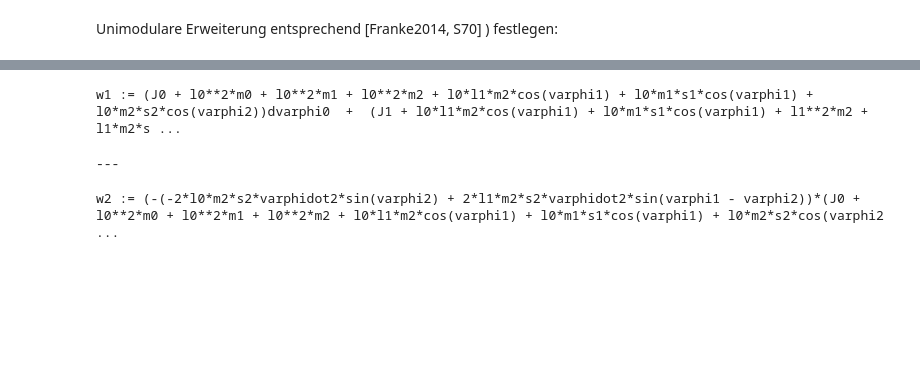
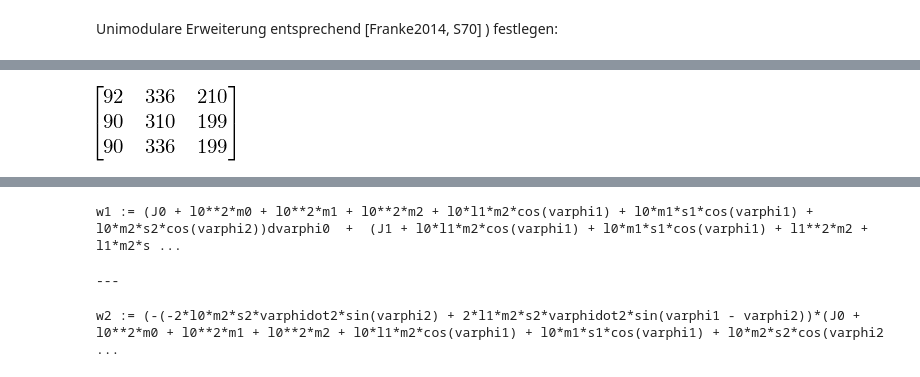
Before and after one commit to cknoll/beispiele, a Jupyter notebook: relevant/einachsiges_fz_unimod_ergaenzung_und_notwendige_integrabilitaetsbedingung.ipynb, the cells around one changed output, grey strips where cells are left out. Cells and saved outputs as stored; diff of their text form; code cells hidden in the pictures; blank space fills up the shorter version.

```diff
--- a/relevant/einachsiges_fz_unimod_ergaenzung_und_notwendige_integrabilitaetsbedingung.ipynb
+++ b/relevant/einachsiges_fz_unimod_ergaenzung_und_notwendige_integrabilitaetsbedingung.ipynb
@@ -189,0 +200,5 @@ http://127.0.0.1:8888/notebooks/flachheit/einrad_unimod_pruefung_via_inverse_kur
+# %%
+# Umfang der Ausdrücke (count_ops)
+PQinv.co
+# %% [output]
+[figure, added]
```
Also changed, not shown: parts of 18 cells of this notebook, 7 other files.
